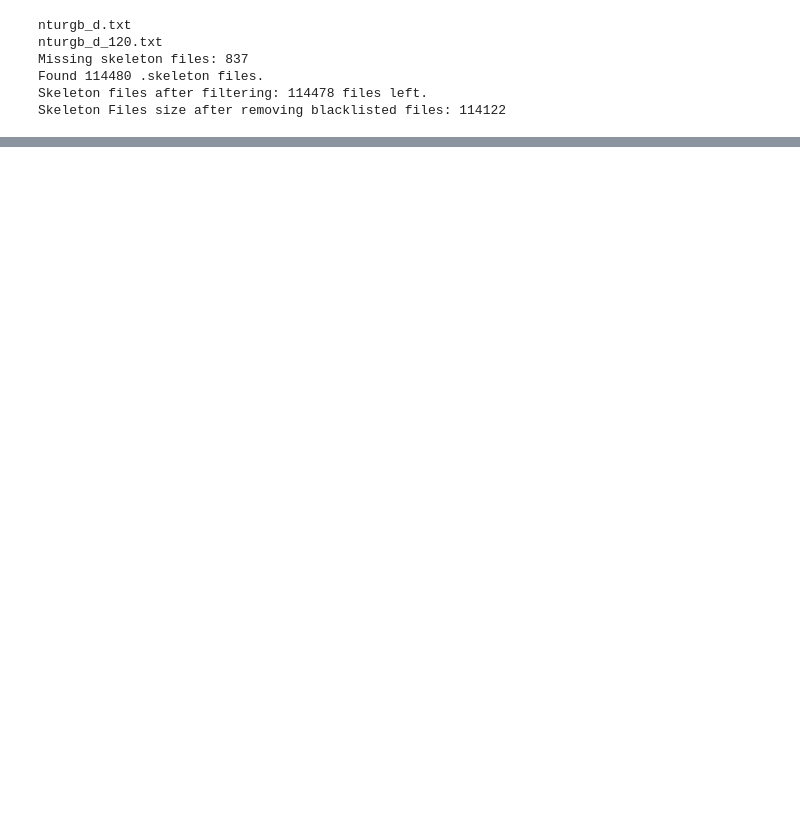
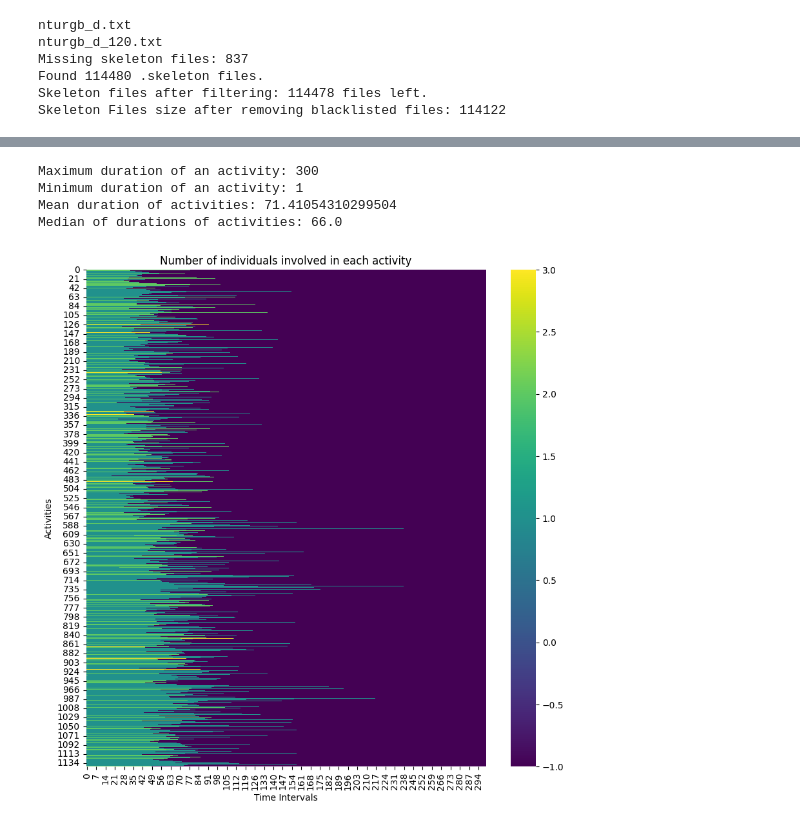
Before and after one commit to kaseris/skelcast, a Jupyter notebook: notebooks/eda.ipynb, the cells around one changed output, grey strips where cells are left out. Saved outputs shown, nothing was run; the diff lists cells and outputs as text; code cells hidden in the pictures; blank space fills up the shorter version.

Commit message:
Exploratory data analysis & assets

```diff
--- a/notebooks/eda.ipynb
+++ b/notebooks/eda.ipynb
@@ -34,3 +36,14 @@ Missing skeleton files: 837
 Found 114480 .skeleton files.
 Skeleton files after filtering: 114478 files left.
 Skeleton Files size after removing blacklisted files: 114122
+# %%
+from skelcast.data.dataset import read_skeleton_file
+
+durations = []
+nbodies = []
+for fname in skeleton_files_clean:
+    mat = read_skeleton_file(fname, save_rgbxy=False, save_depthxy=False, save_skelxyz=True)
+    # print(len(mat['nbodys']))
+    # print(mat['skel_body0'].shape)
+    nbodies.append(mat['nbodys'])
+    durations.append(len(mat['nbodys']))
@@ -36,0 +56,34 @@ Skeleton Files size after removing blacklisted files: 114122
+# %%
+import numpy as np
+import seaborn as sns
+import matplotlib.pyplot as plt
+
+print(f'Maximum duration of an activity: {max(durations)}')
+print(f'Minimum duration of an activity: {min(durations)}')
+print(f'Mean duration of activities: {np.mean(durations)}')
+print(f'Median of durations of activities: {np.median(durations)}')
+
+homogeneous_list = []
+for nbody in nbodies:
+    diff = max(durations) - len(nbody)
+    homogeneous_list.append(nbody + [-1] * diff)
+
+array_of_durations = np.array(homogeneous_list)
+# Let's assume 'data' is your numpy array
+# You might want to sample or aggregate your data before plotting
+# For instance, this is how you could take one out of every 100 activities:
+reduced_data = array_of_durations[::100]
+
+# Now, plotting the heatmap
+plt.figure(figsize=(10, 10))
+sns.heatmap(reduced_data, cmap='viridis')
+plt.title('Number of individuals involved in each activity')
+plt.xlabel('Time Intervals')
+plt.ylabel('Activities')
+plt.show()
+# %% [output]
+Maximum duration of an activity: 300
+Minimum duration of an activity: 1
+Mean duration of activities: 71.41054310299504
+Median of durations of activities: 66.0
+[figure, added]
```
Also changed, not shown: parts of 9 cells of this notebook, 3 other files.
